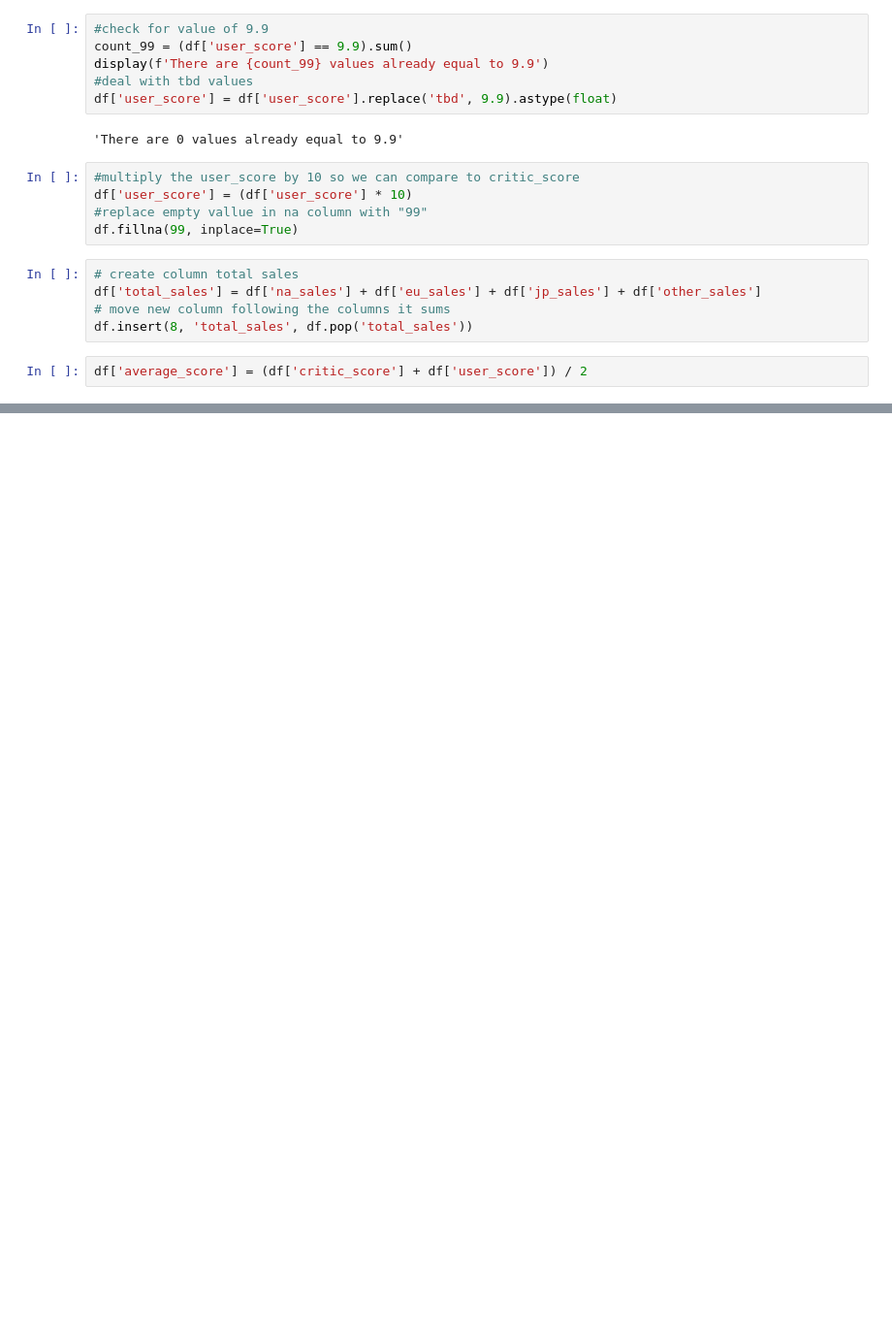
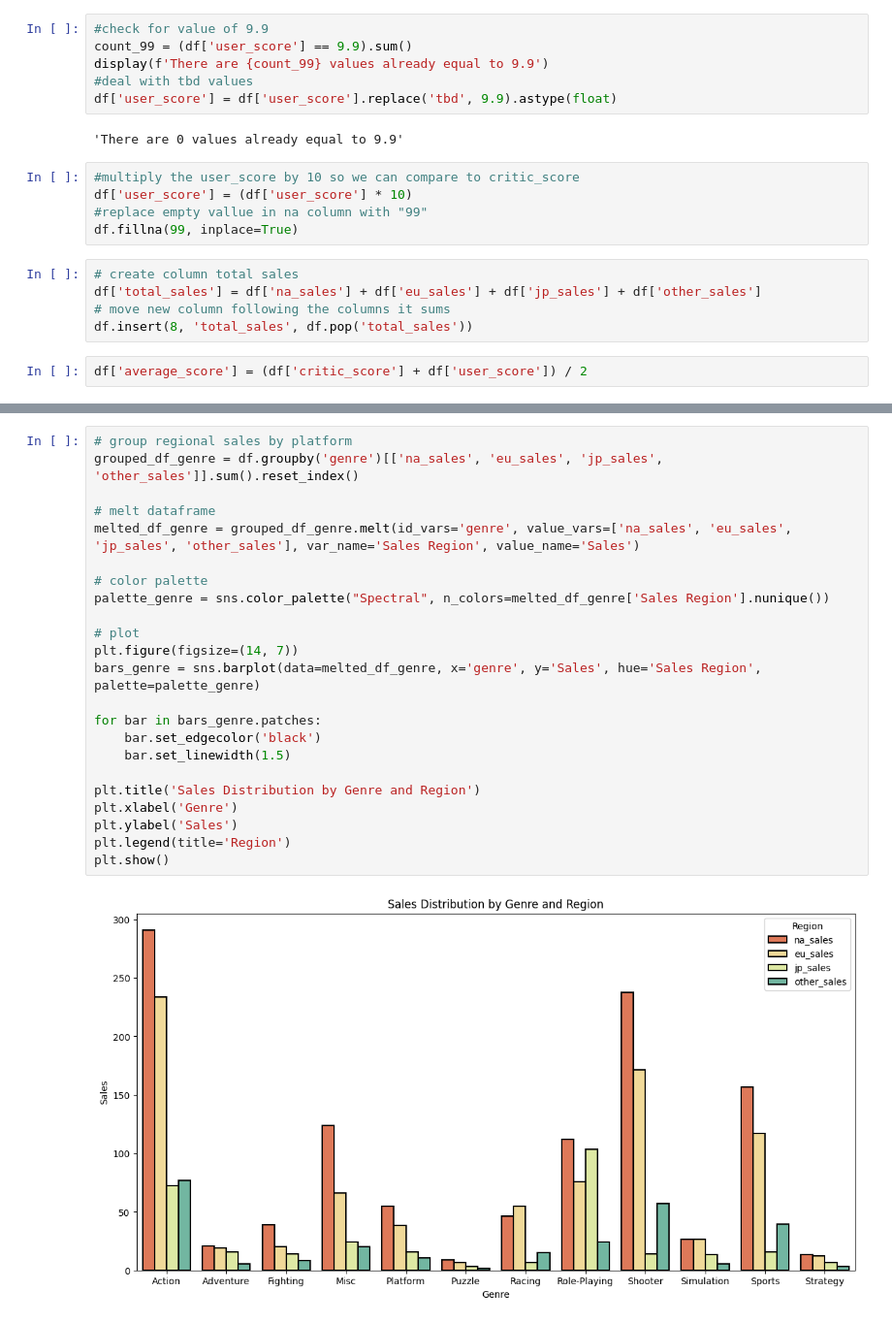
Before and after one commit to Tom-Kinstle/sprint_5, a Jupyter notebook: Integrated Project.ipynb, the cells around one changed output, grey strips where cells are left out. Shown: that part at 97% size. Saved outputs shown, nothing was run; the diff lists cells and outputs as text; blank space fills up the shorter version.

```diff
--- a/Integrated Project.ipynb
+++ b/Integrated Project.ipynb
@@ -258,0 +427,25 @@ fig.show()
+# %%
+# group regional sales by platform
+grouped_df_genre = df.groupby('genre')[['na_sales', 'eu_sales', 'jp_sales', 'other_sales']].sum().reset_index()
+
+# melt dataframe
+melted_df_genre = grouped_df_genre.melt(id_vars='genre', value_vars=['na_sales', 'eu_sales', 'jp_sales', 'other_sales'], var_name='Sales Region', value_name='Sales')
+
+# color palette
+palette_genre = sns.color_palette("Spectral", n_colors=melted_df_genre['Sales Region'].nunique())
+
+# plot
+plt.figure(figsize=(14, 7))
+bars_genre = sns.barplot(data=melted_df_genre, x='genre', y='Sales', hue='Sales Region', palette=palette_genre)
+
+for bar in bars_genre.patches:
+    bar.set_edgecolor('black')
+    bar.set_linewidth(1.5)
+
+plt.title('Sales Distribution by Genre and Region')
+plt.xlabel('Genre')
+plt.ylabel('Sales')
+plt.legend(title='Region')
+plt.show()
+# %% [output]
+[figure, added]
```
Also changed, not shown: parts of 70 cells of this notebook, 2 other files.
